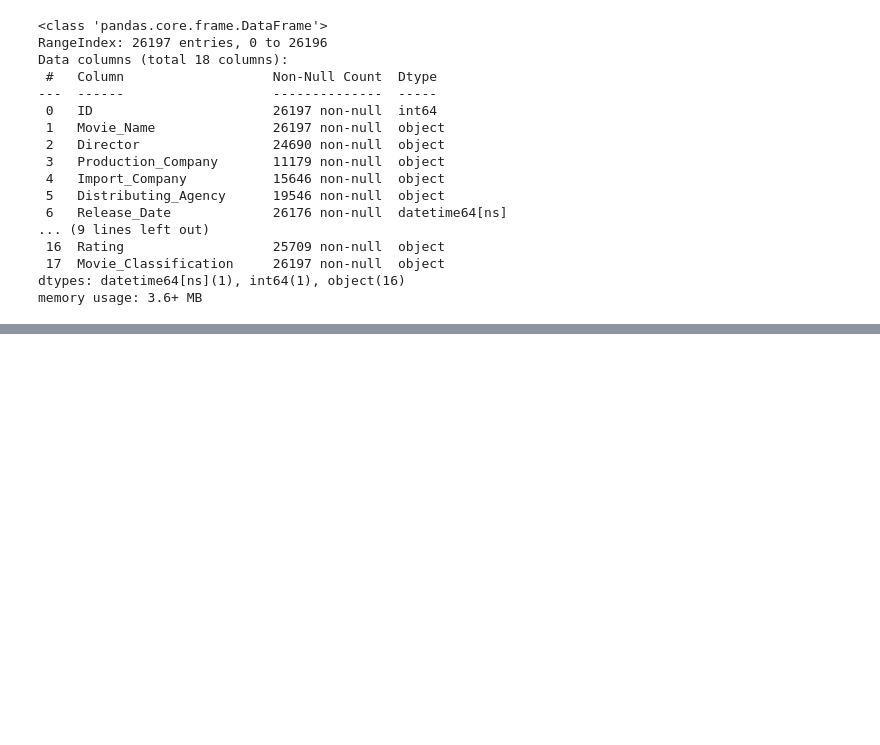
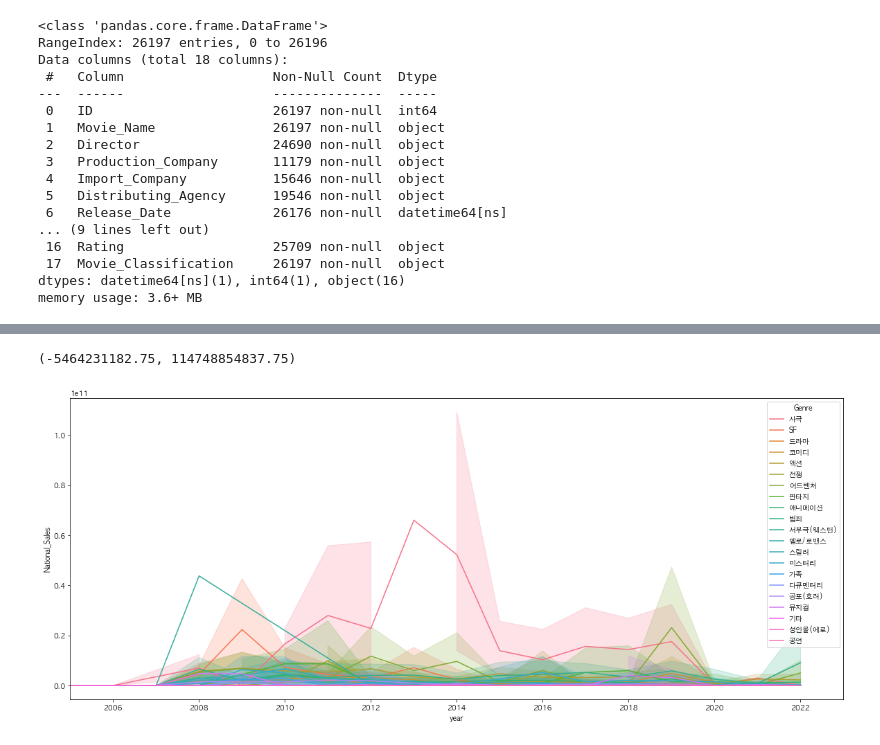
Before and after one commit to danielsun888/datathon, a Jupyter notebook: jiwon.ipynb, the cells around one changed output, grey strips where cells are left out. Cells and saved outputs as stored; diff of their text form; code cells hidden in the pictures; blank space fills up the shorter version.

```diff
--- a/jiwon.ipynb
+++ b/jiwon.ipynb
@@ -154,0 +128,4 @@ Name: Release_Date, Length: 26197, dtype: float64
+# %%
+num_columns = ['month']
+data[num_columns] = data[num_columns].fillna(0)
+data[num_columns].isna().sum()
@@ -154,0 +135,4 @@ Name: Release_Date, Length: 26197, dtype: float64
+# %%
+num_columns = ['day']
+data[num_columns] = data[num_columns].fillna(0)
+data[num_columns].isna().sum()
@@ -154,0 +179,4 @@ Name: Release_Date, Length: 26197, dtype: float64
+# %%
+num_columns = ['National_number_screens','National_Sales','National_Audience','Seoul_Sales','Seoul_Audience']
+data[num_columns] = data[num_columns].fillna('0')
+data[num_columns].isna().sum()
@@ -154,0 +190,3 @@ Name: Release_Date, Length: 26197, dtype: float64
+# %%
+for i in num_columns:
+    data[i] = data[i].str.replace(",","").astype('int') # , 있는 숫자를 , 공백하고 인트로 변경
@@ -154,0 +213,9 @@ Name: Release_Date, Length: 26197, dtype: float64
+# %%
+
+fig, ax = plt.subplots(figsize=(20, 8))
+sns.lineplot(data= data, x='year', y='National_Sales', hue='Genre')
+plt.xlim([2005,2023])
+plt.ylim()
+# %% [output]
+(-5464231182.75, 114748854837.75)
+[figure, added]
```
Also changed, not shown: parts of 20 cells of this notebook.
